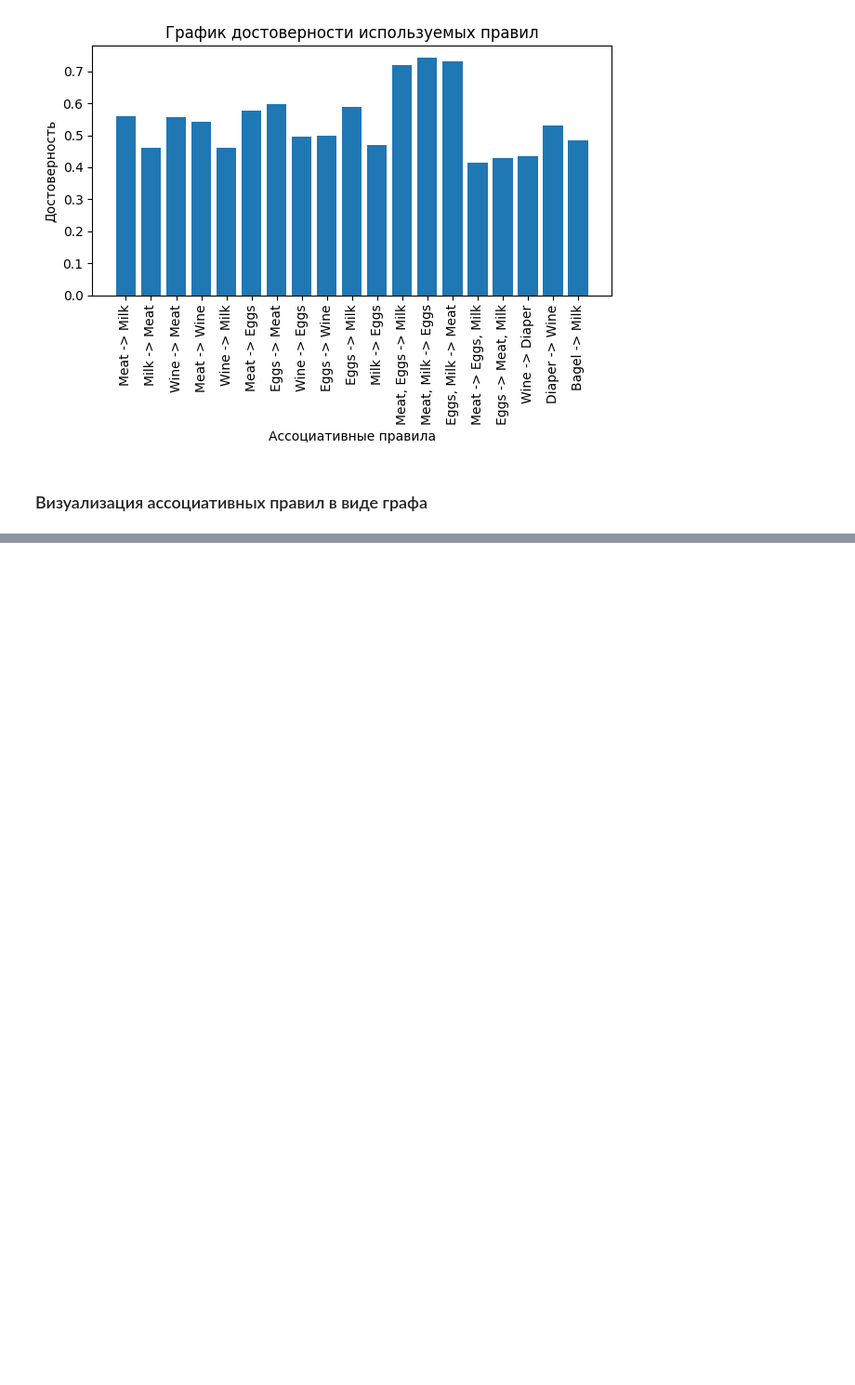
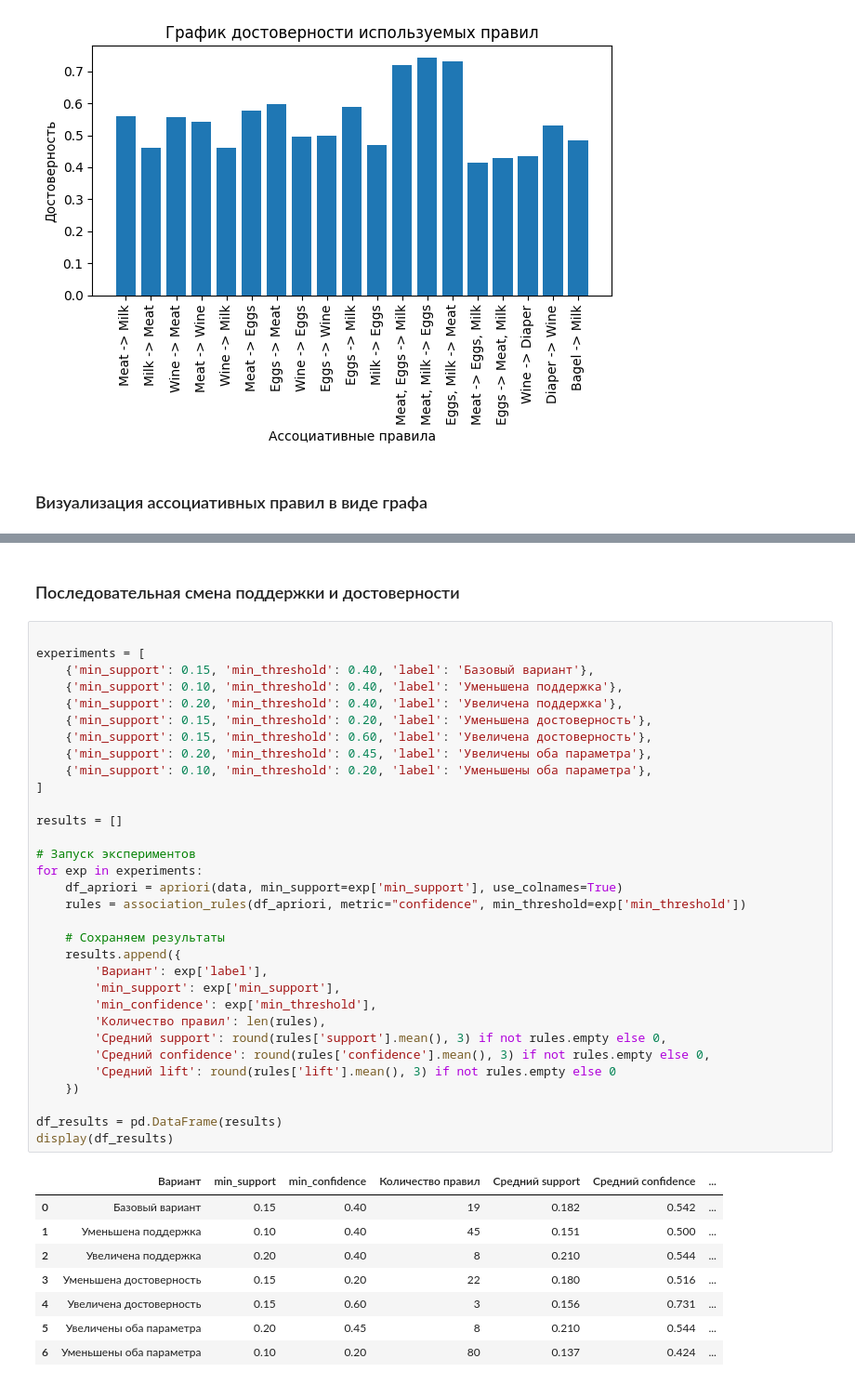
Before and after one commit to olesya1119/ML, a Jupyter notebook: lab2/notebook.ipynb, the cells around one changed output, grey strips where cells are left out. Shown at 93% size. Saved outputs shown, nothing was run; the diff lists cells and outputs as text; blank space fills up the shorter version.

```diff
--- a/lab2/notebook.ipynb
+++ b/lab2/notebook.ipynb
@@ -284,0 +356,43 @@ plt.show()
+# %% [markdown]
+### Последовательная смена поддержки и достоверности
+# %%
+
+experiments = [
+    {'min_support': 0.15, 'min_threshold': 0.40, 'label': 'Базовый вариант'},
+    {'min_support': 0.10, 'min_threshold': 0.40, 'label': 'Уменьшена поддержка'},
+    {'min_support': 0.20, 'min_threshold': 0.40, 'label': 'Увеличена поддержка'},
+    {'min_support': 0.15, 'min_threshold': 0.20, 'label': 'Уменьшена достоверность'},
+    {'min_support': 0.15, 'min_threshold': 0.60, 'label': 'Увеличена достоверность'},
+    {'min_support': 0.20, 'min_threshold': 0.45, 'label': 'Увеличены оба параметра'},
+    {'min_support': 0.10, 'min_threshold': 0.20, 'label': 'Уменьшены оба параметра'},
+]
+
+results = []
+
+# Запуск экспериментов
+for exp in experiments:
+    df_apriori = apriori(data, min_support=exp['min_support'], use_colnames=True)
+    rules = association_rules(df_apriori, metric="confidence", min_threshold=exp['min_threshold'])
+
+    # Сохраняем результаты
+    results.append({
+        'Вариант': exp['label'],
+        'min_support': exp['min_support'],
+        'min_confidence': exp['min_threshold'],
+        'Количество правил': len(rules),
+        'Средний support': round(rules['support'].mean(), 3) if not rules.empty else 0,
+        'Средний confidence': round(rules['confidence'].mean(), 3) if not rules.empty else 0,
+        'Средний lift': round(rules['lift'].mean(), 3) if not rules.empty else 0
+    })
+
+df_results = pd.DataFrame(results)
+display(df_results)
+# %% [output]
+|  | Вариант | min_support | min_confidence | Количество правил | Средний support | Средний confidence | ... |
+| 0 | Базовый вариант | 0.15 | 0.40 | 19 | 0.182 | 0.542 | ... |
+| 1 | Уменьшена поддержка | 0.10 | 0.40 | 45 | 0.151 | 0.500 | ... |
+| 2 | Увеличена поддержка | 0.20 | 0.40 | 8 | 0.210 | 0.544 | ... |
+| 3 | Уменьшена достоверность | 0.15 | 0.20 | 22 | 0.180 | 0.516 | ... |
+| 4 | Увеличена достоверность | 0.15 | 0.60 | 3 | 0.156 | 0.731 | ... |
+| 5 | Увеличены оба параметра | 0.20 | 0.45 | 8 | 0.210 | 0.544 | ... |
+| 6 | Уменьшены оба параметра | 0.10 | 0.20 | 80 | 0.137 | 0.424 | ... |
```
Also changed, not shown: parts of 12 cells of this notebook.
